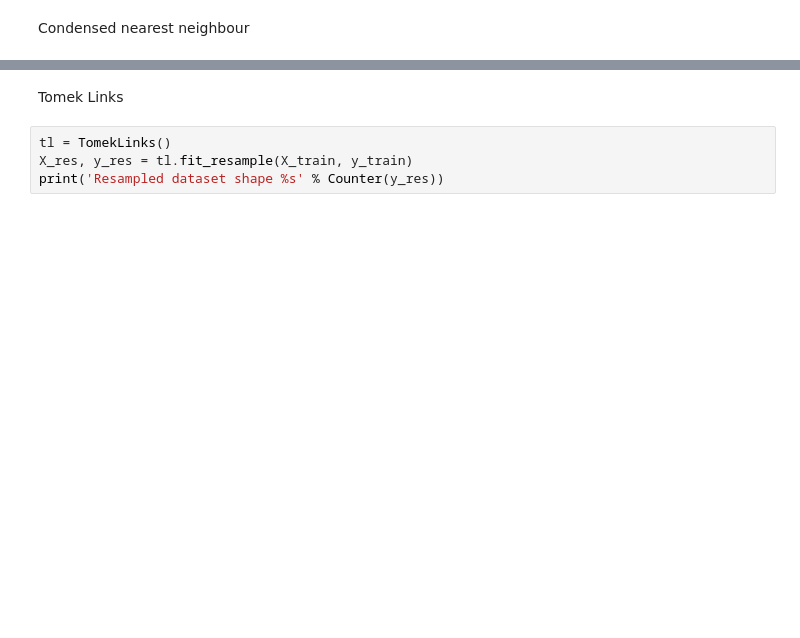
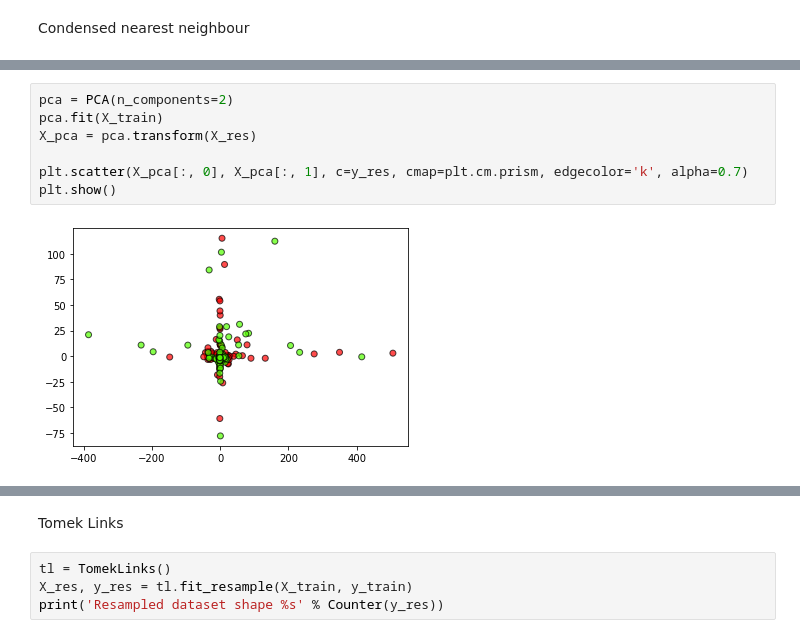
Before and after one commit to Diabelny/Data-Mining-2, a Jupyter notebook: ImbalancingEmotionalIntensity.ipynb, the cells around one changed output, grey strips where cells are left out. Drawn from its saved outputs; the diff is of its cells as text; blank space fills up the shorter version.

```diff
--- a/ImbalancingEmotionalIntensity.ipynb
+++ b/ImbalancingEmotionalIntensity.ipynb
@@ -377,3 +418,12 @@ Resampled dataset shape Counter({0: 190, 1: 84})
+# %%
+pca = PCA(n_components=2)
+pca.fit(X_train)
+X_pca = pca.transform(X_res)
+
+plt.scatter(X_pca[:, 0], X_pca[:, 1], c=y_res, cmap=plt.cm.prism, edgecolor='k', alpha=0.7)
+plt.show()
+# %% [output]
+[figure, added]
 # %%
 classifier = learner_KNN.fit(X_res, y_res)
 predictions = classifier.predict(X_test)
```
Also changed, not shown: parts of 36 cells of this notebook.
